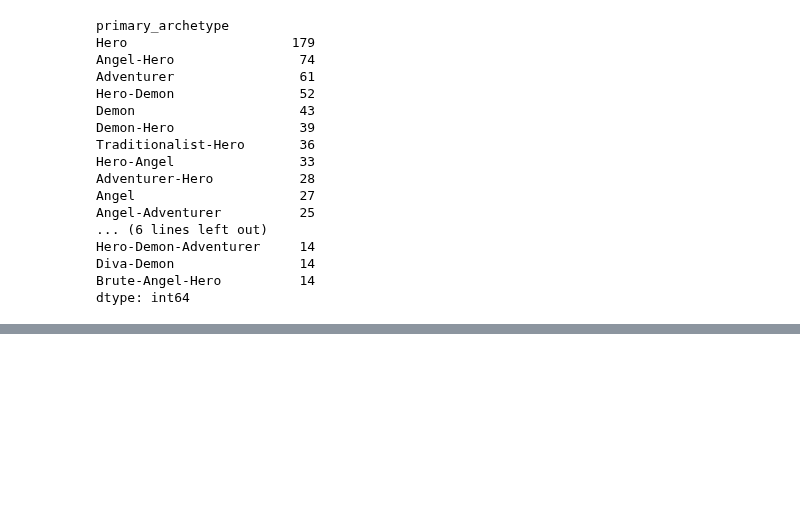
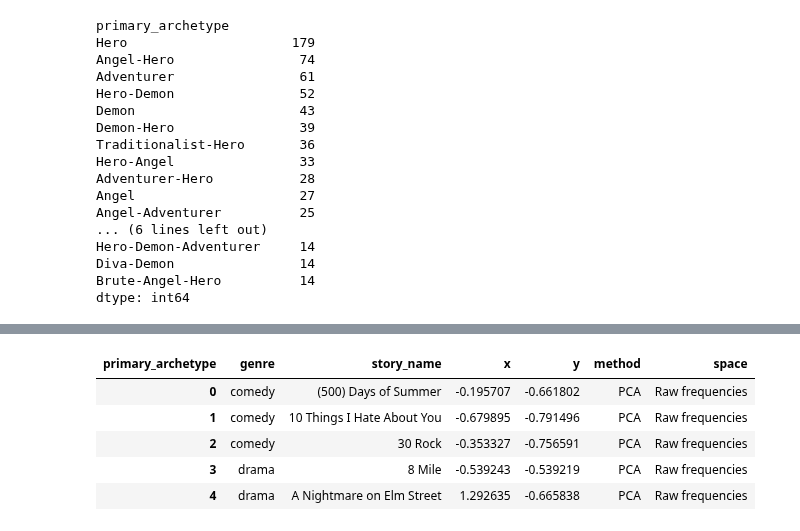
Before and after one commit to lcohenwanis/pocs2-spring2026-genre-from-archetypes, a Jupyter notebook: notebooks/initial_archetype_eda.ipynb, the cells around one changed output, grey strips where cells are left out. Drawn from its saved outputs; the diff is of its cells as text; code cells hidden in the pictures; blank space fills up the shorter version.

```diff
--- a/notebooks/initial_archetype_eda.ipynb
+++ b/notebooks/initial_archetype_eda.ipynb
@@ -124,0 +201,53 @@ archetype_freqs_df_office.head()
+# %%
+import matplotlib.pyplot as plt
+import seaborn as sns
+from sklearn.decomposition import PCA
+from sklearn.manifold import TSNE
+from sklearn.preprocessing import StandardScaler
+
+def build_latent_2d_plot_df(df_in, feature_cols, space_name):
+    x = df_in[feature_cols].fillna(0).values
+    x_scaled = StandardScaler().fit_transform(x)
+
+    pca = PCA(n_components=2, random_state=42)
+    pca_coords = pca.fit_transform(x_scaled)
+
+    # Keep t-SNE settings robust to sample size
+    n_samples = x_scaled.shape[0]
+    perplexity = min(30, max(5, n_samples // 10))
+    if perplexity >= n_samples:
+        perplexity = max(1, n_samples - 1)
+
+    tsne = TSNE(n_components=2, perplexity=perplexity, random_state=42, init='pca', learning_rate='auto')
+    tsne_coords = tsne.fit_transform(x_scaled)
+
+    meta = df_in[['genre']].copy()
+    meta['story_name'] = df_in.index.astype(str)
+
+    pca_df = meta.copy()
+    pca_df['x'] = pca_coords[:, 0]
+    pca_df['y'] = pca_coords[:, 1]
+    pca_df['method'] = 'PCA'
+    pca_df['space'] = space_name
+
+    tsne_df = meta.copy()
+    tsne_df['x'] = tsne_coords[:, 0]
+    tsne_df['y'] = tsne_coords[:, 1]
+    tsne_df['method'] = 't-SNE'
+    tsne_df['space'] = space_name
+
+    return pd.concat([pca_df, tsne_df], ignore_index=True)
+
+latent_plot_df = pd.concat([
+    build_latent_2d_plot_df(archetype_freqs_df, archetype_cols, 'Raw frequencies'),
+    build_latent_2d_plot_df(archetype_freqs_df_norm, archetype_cols, 'Normalized frequencies')
+])
+
+latent_plot_df.head()
+# %% [output]
+| primary_archetype | genre | story_name | x | y | method | space |
+| 0 | comedy | (500) Days of Summer | -0.195707 | -0.661802 | PCA | Raw frequencies |
+| 1 | comedy | 10 Things I Hate About You | -0.679895 | -0.791496 | PCA | Raw frequencies |
+| 2 | comedy | 30 Rock | -0.353327 | -0.756591 | PCA | Raw frequencies |
+| 3 | drama | 8 Mile | -0.539243 | -0.539219 | PCA | Raw frequencies |
+| 4 | drama | A Nightmare on Elm Street | 1.292635 | -0.665838 | PCA | Raw frequencies |
```
Also changed, not shown: parts of 8 cells of this notebook.
